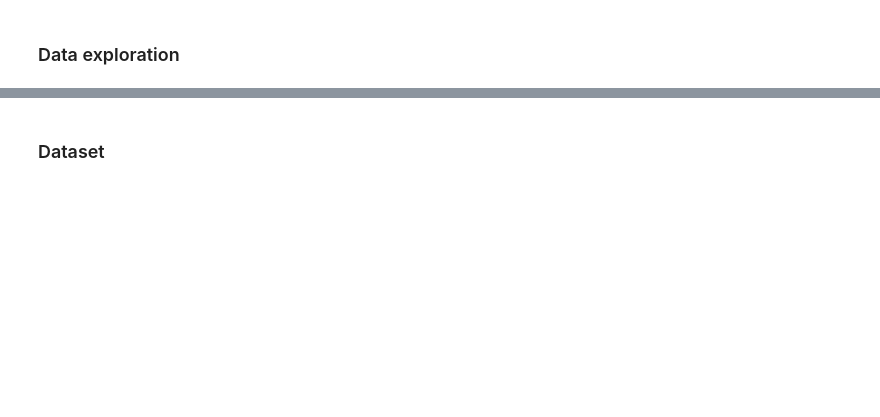
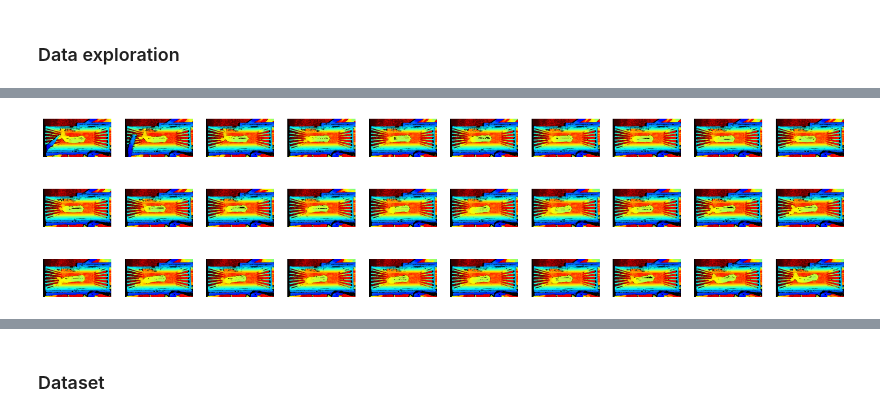
Before and after one commit to jonaden94/DaNuMa2024, a Jupyter notebook: exercises/5_weight_regression/weight_regression.ipynb, the cells around one changed output, grey strips where cells are left out. Cells and saved outputs as stored; diff of their text form; code cells hidden in the pictures; blank space fills up the shorter version.

Commit message:
finalize weight regression exercise

```diff
--- a/exercises/5_weight_regression/weight_regression.ipynb
+++ b/exercises/5_weight_regression/weight_regression.ipynb
@@ -65,0 +42,29 @@ max weight: 102.5
+# %%
+# tabular data
+train_weights_path = os.path.join(raw_data_dir, '5_weight_regression/train.csv')
+val_weights_path = os.path.join(raw_data_dir, '5_weight_regression/val.csv')
+train_weights = pd.read_csv(train_weights_path)
+val_weights = pd.read_csv(val_weights_path)
+
+# images directory
+images_base_dir = os.path.join(raw_data_dir, '5_weight_regression/images')
+
+# look at the data frame
+print(train_weights.head())
+
+######### YOUR CODE HERE:
+# explore csv data
+print('\n')
+print(f'number of training examples: {train_weights.shape[0]}')
+print(f'mean training weight: {train_weights.weight.mean()}')
+print(f'std of the training weight: {train_weights.weight.std()}')
+print(f'variance of the training weight: {train_weights.weight.var()}')
+print(f'min training weight: {train_weights.weight.min()}')
+print(f'max training weight: {train_weights.weight.max()}')
+print('\n')
+print(f'number of validation examples: {val_weights.shape[0]}')
+print(f'mean validation weight: {val_weights.weight.mean()}')
+print(f'std of the validation weight: {val_weights.weight.std()}')
+print(f'variance of the validation weight: {val_weights.weight.var()}')
+print(f'min validation weight: {val_weights.weight.min()}')
+print(f'max validation weight: {val_weights.weight.max()}')
@@ -66,23 +98,25 @@ max weight: 102.5
 # %%
 # plot frames of one pig
 index = 5
-images_one_pig_dir = os.path.join(images_dir, train_weights['images_dir'][index])
+images_one_pig_dir = os.path.join(images_base_dir, train_weights['images_folder'][index])
 images_one_pig = os.listdir(images_one_pig_dir)
 images_one_pig = sorted(images_one_pig, key=lambda x: int(x[:-4].split('_')[-1]))
 
 n_rows = 3
 n_cols = 10
 figsize = (20, 5)
 fig, axs = plt.subplots(n_rows, n_cols, figsize=figsize)
 axs = axs.ravel()
 
 for i in range(n_rows * n_cols):
     if i < len(images_one_pig):
         img_path = os.path.join(images_one_pig_dir, images_one_pig[i])
         img = mpimg.imread(img_path)
         axs[i].imshow(img)
         axs[i].axis('off')
     else:
         axs[i].axis('off')
 
 plt.show()
+# %% [output]
+[figure, added]
```
Also changed, not shown: parts of 29 cells of this notebook.
